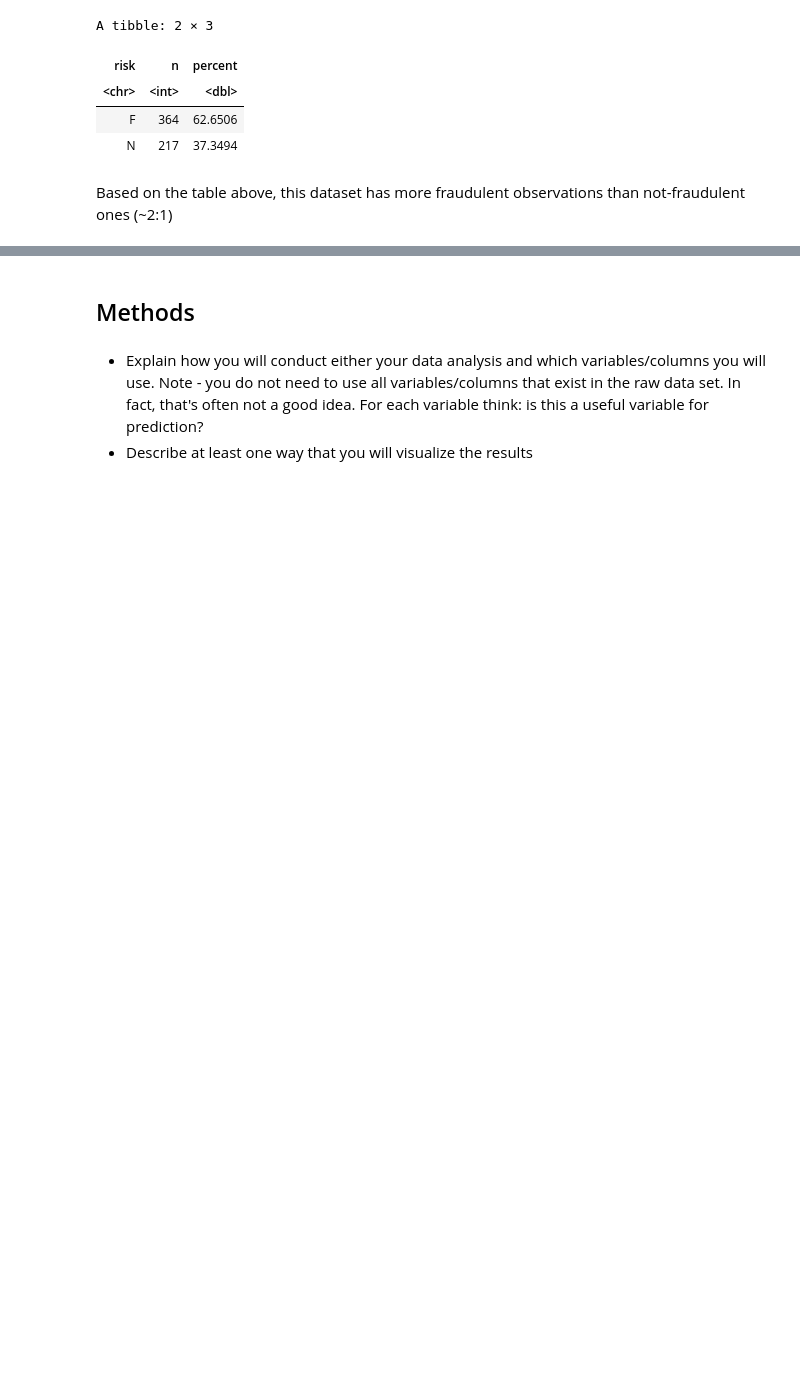
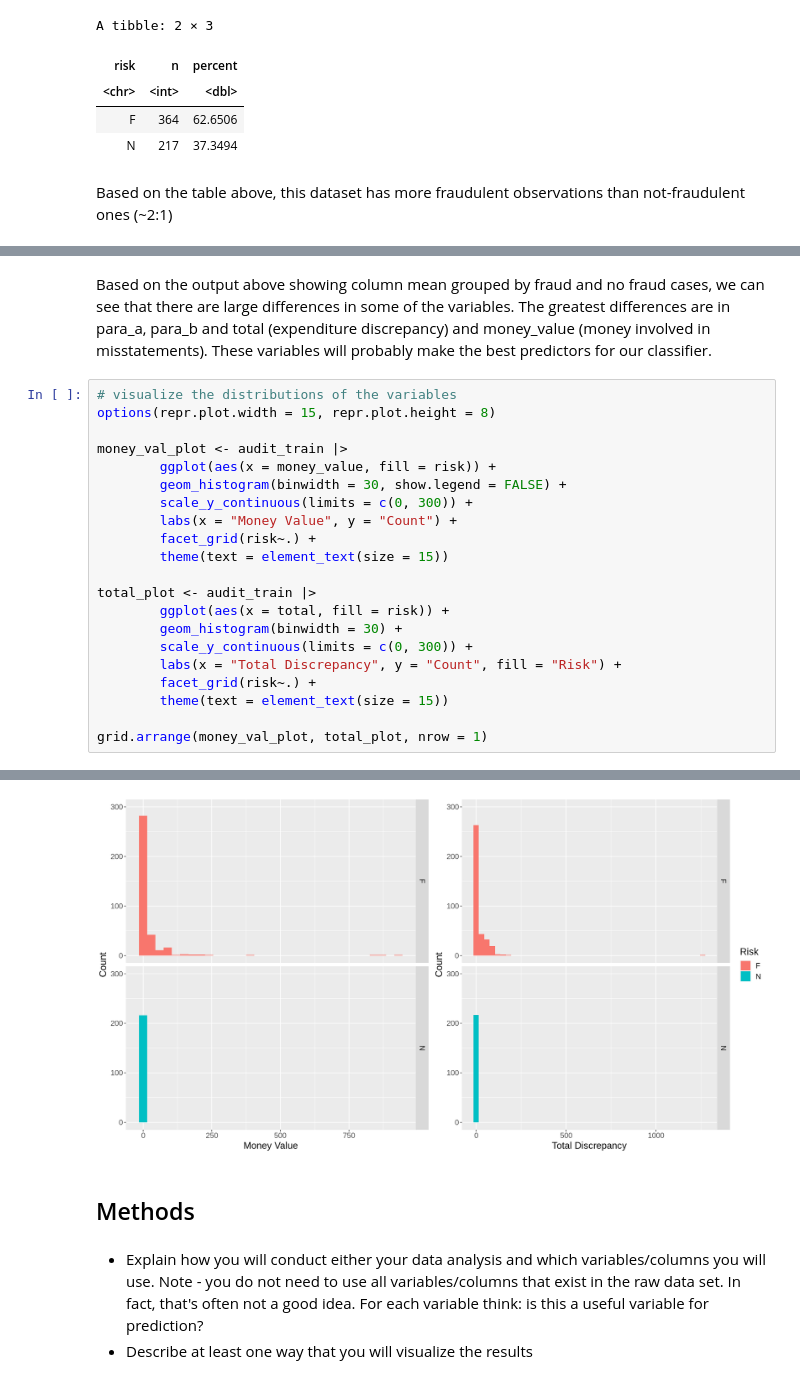
Before and after one commit to hakkd/KNN-Fraud-Detection, a Jupyter notebook: Group_Proposal.ipynb, the cells around one changed output, grey strips where cells are left out. Cells and saved outputs as stored; diff of their text form; blank space fills up the shorter version.

```diff
--- a/Group_Proposal.ipynb
+++ b/Group_Proposal.ipynb
@@ -146,0 +144,24 @@ summary(audit_train)
+# %% [markdown]
+Based on the output above showing column mean grouped by fraud and no fraud cases, we can see that there are large differences in some of the variables. The greatest differences are in para_a, para_b and total (expenditure discrepancy) and money_value (money involved in misstatements). These variables will probably make the best predictors for our classifier.
+# %%
+# visualize the distributions of the variables
+options(repr.plot.width = 15, repr.plot.height = 8)
+
+money_val_plot <- audit_train |>
+        ggplot(aes(x = money_value, fill = risk)) +
+        geom_histogram(binwidth = 30, show.legend = FALSE) +
+        scale_y_continuous(limits = c(0, 300)) +
+        labs(x = "Money Value", y = "Count") +
+        facet_grid(risk~.) +
+        theme(text = element_text(size = 15))
+
+total_plot <- audit_train |>
+        ggplot(aes(x = total, fill = risk)) +
+        geom_histogram(binwidth = 30) +
+        scale_y_continuous(limits = c(0, 300)) +
+        labs(x = "Total Discrepancy", y = "Count", fill = "Risk") +
+        facet_grid(risk~.) +
+        theme(text = element_text(size = 15))
+
+grid.arrange(money_val_plot, total_plot, nrow = 1)
+# %% [output]
@@ -147,3 +170,4 @@ summary(audit_train)
+[figure, added]
 # %% [markdown]
 ## Methods
 # %% [markdown]
```
Also changed, not shown: parts of 7 cells of this notebook.
